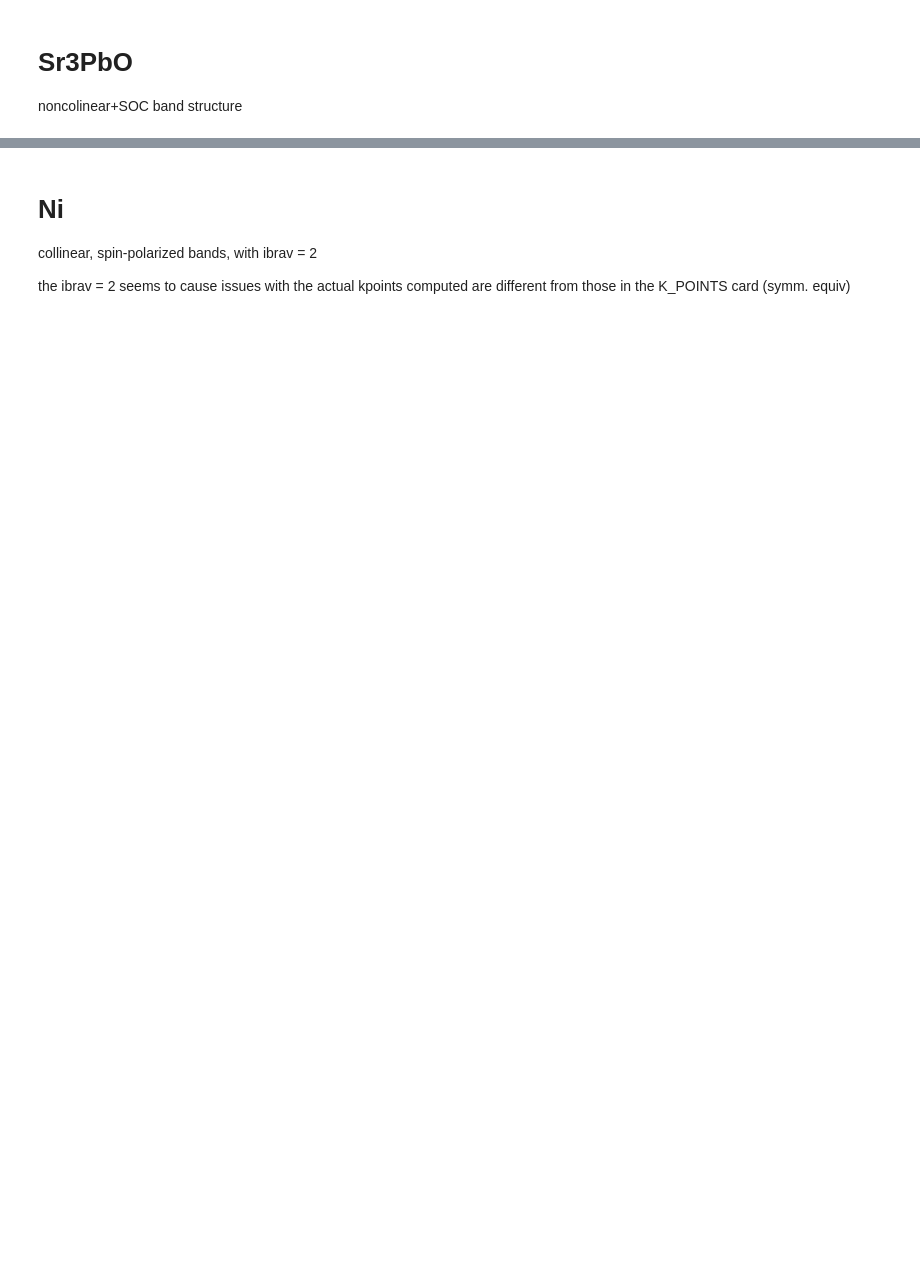
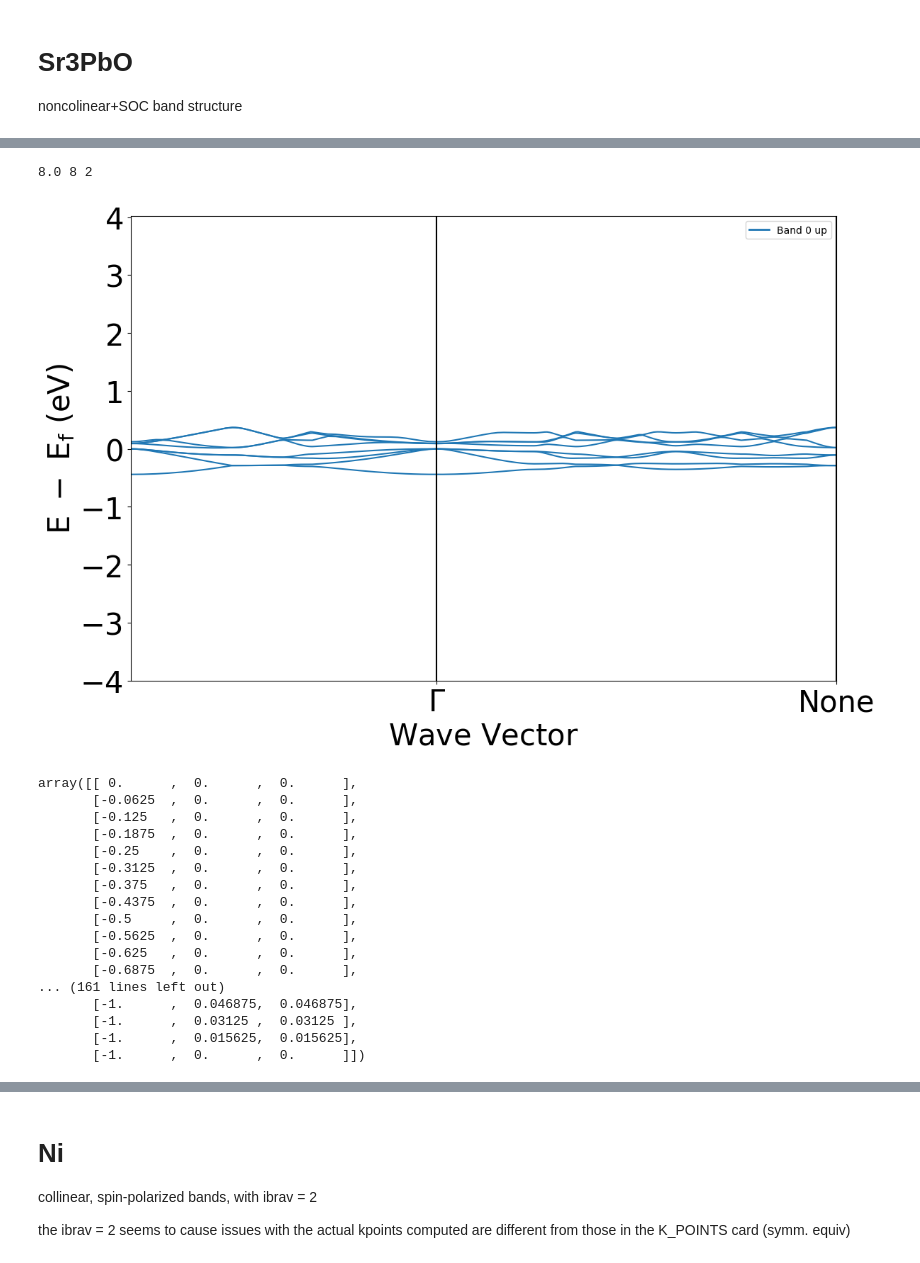
Before and after one commit to Griffin-Group/pymatgen-io-espresso, a Jupyter notebook: debug.ipynb, the cells around one changed output, grey strips where cells are left out. Cells and saved outputs as stored; diff of their text form; code cells hidden in the pictures; blank space fills up the shorter version.

Commit message:
Update test data

```diff
--- a/debug.ipynb
+++ b/debug.ipynb
@@ -24,0 +33,30 @@ BSPlotter(bs).show()
+# %%
+dir = 'Si'
+xml_filename = f'pymatgen/io/espresso/tests/data/{dir}/bands.xml'
+in_filename = f'pymatgen/io/espresso/tests/data/{dir}/bands.in'
+pwxml = PWxml(xml_filename)
+pwin = PWin.from_file(in_filename)
+#print(pwin.to_str())
+
+bs = pwxml.get_band_structure()
+BSPlotter(bs).show()
+# %% [output]
+8.0 8 2
+[figure, added]
+array([[ 0.      ,  0.      ,  0.      ],
+       [-0.0625  ,  0.      ,  0.      ],
+       [-0.125   ,  0.      ,  0.      ],
+       [-0.1875  ,  0.      ,  0.      ],
+       [-0.25    ,  0.      ,  0.      ],
+       [-0.3125  ,  0.      ,  0.      ],
+       [-0.375   ,  0.      ,  0.      ],
+       [-0.4375  ,  0.      ,  0.      ],
+       [-0.5     ,  0.      ,  0.      ],
+       [-0.5625  ,  0.      ,  0.      ],
+       [-0.625   ,  0.      ,  0.      ],
+       [-0.6875  ,  0.      ,  0.      ],
+... (161 lines left out)
+       [-1.      ,  0.046875,  0.046875],
+       [-1.      ,  0.03125 ,  0.03125 ],
+       [-1.      ,  0.015625,  0.015625],
+       [-1.      ,  0.      ,  0.      ]])
```
Also changed, not shown: parts of 7 cells of this notebook, 4 other files.
